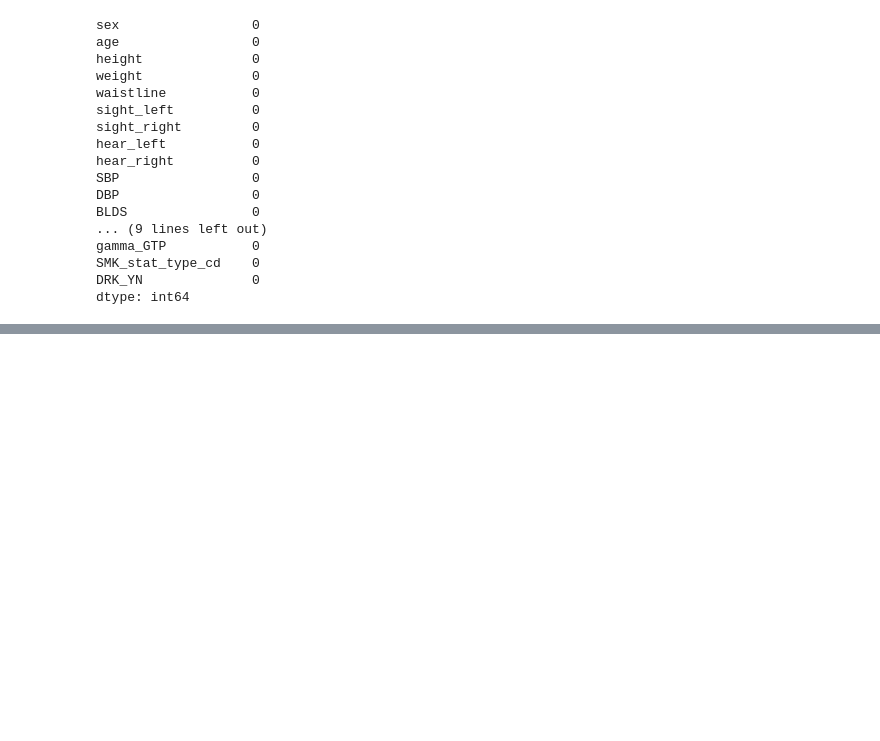
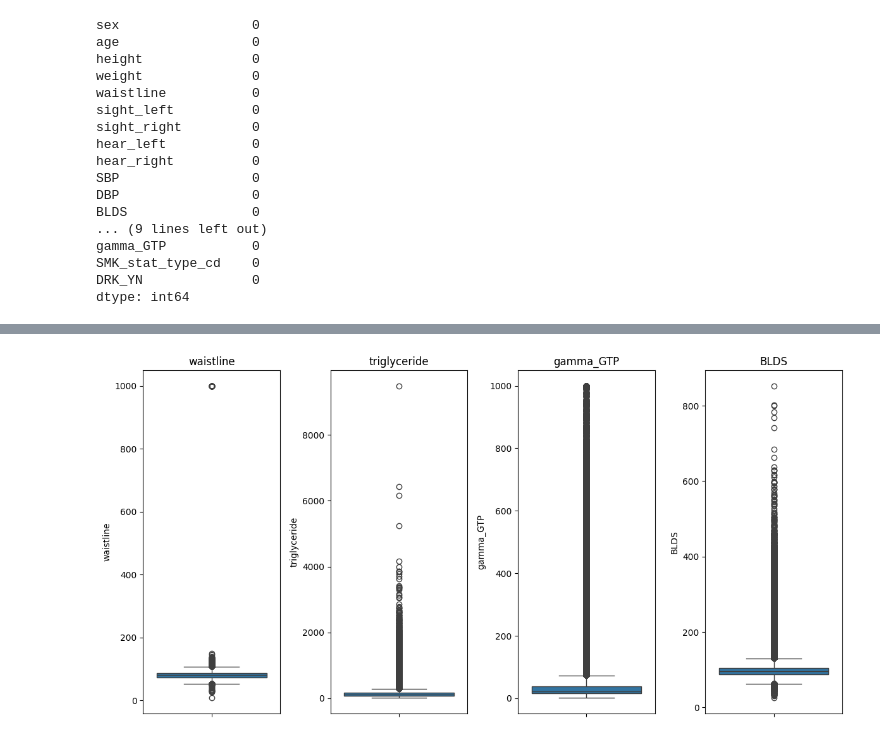
Before and after one commit to LorenzoLo123/health-risk-ml, a Jupyter notebook: notebooks/01_eda.ipynb, the cells around one changed output, grey strips where cells are left out. Saved outputs shown, nothing was run; the diff lists cells and outputs as text; code cells hidden in the pictures; blank space fills up the shorter version.

```diff
--- a/notebooks/01_eda.ipynb
+++ b/notebooks/01_eda.ipynb
@@ -86,7 +92,7 @@ if not raw_path.exists():
         "  https://www.kaggle.com/datasets/sooyoungher/smoking-drinking-dataset/data"
     )
 
-df = pd.read_csv(raw_path)
+df = pd.read_csv(raw_path, encoding="utf-8")
 df.shape
 # %% [output]
 (991346, 24)
@@ -214,17 +238,0 @@ Name: proportion, dtype: float64
-# %%
-key_vars = ["age", "waistline", "gamma_GTP", "triglyceride"]
-
-for col in key_vars:
-    plt.figure(figsize=(6,4))
-    sns.histplot(
-        data=df,
-        x=col,
-        hue="DRK_YN",
-        bins=30,
-        element="step",
-        stat="density",
-        common_norm=False
-    )
-    plt.title(f"{col} distribution by DRK_YN")
-    plt.tight_layout()
-    plt.show()
@@ -301,0 +273,17 @@ Name: DRK_YN, dtype: float64
+# %%
+import matplotlib.pyplot as plt
+import seaborn as sns
+
+selected_vars = ["waistline", "triglyceride", "gamma_GTP", "BLDS"]
+
+plt.figure(figsize=(12, 6))
+
+for i, col in enumerate(selected_vars, 1):
+    plt.subplot(1, len(selected_vars), i)
+    sns.boxplot(y=df[col])
+    plt.title(col)
+
+plt.tight_layout()
+plt.show()
+# %% [output]
+[figure, added]
```
Also changed, not shown: parts of 66 cells of this notebook.
